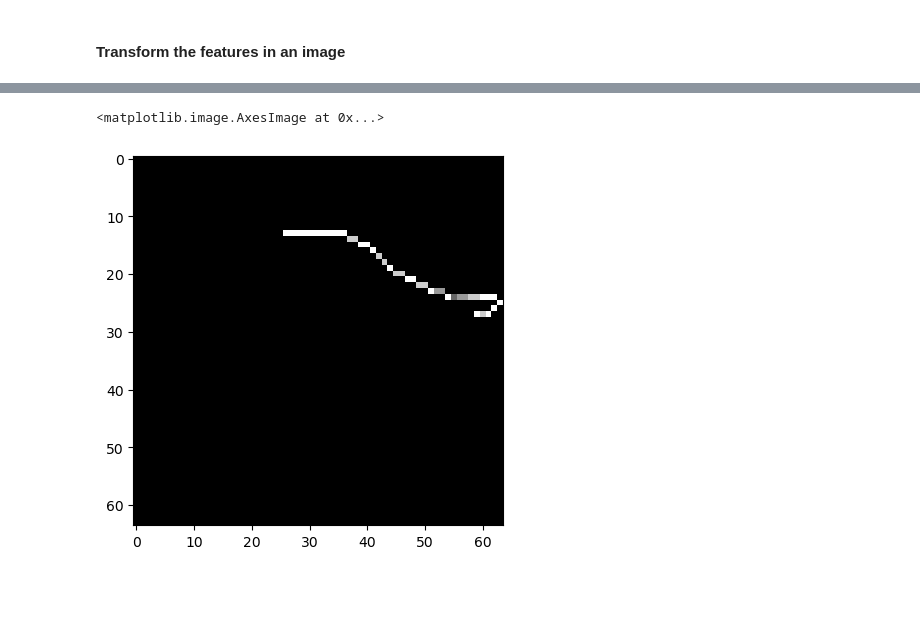
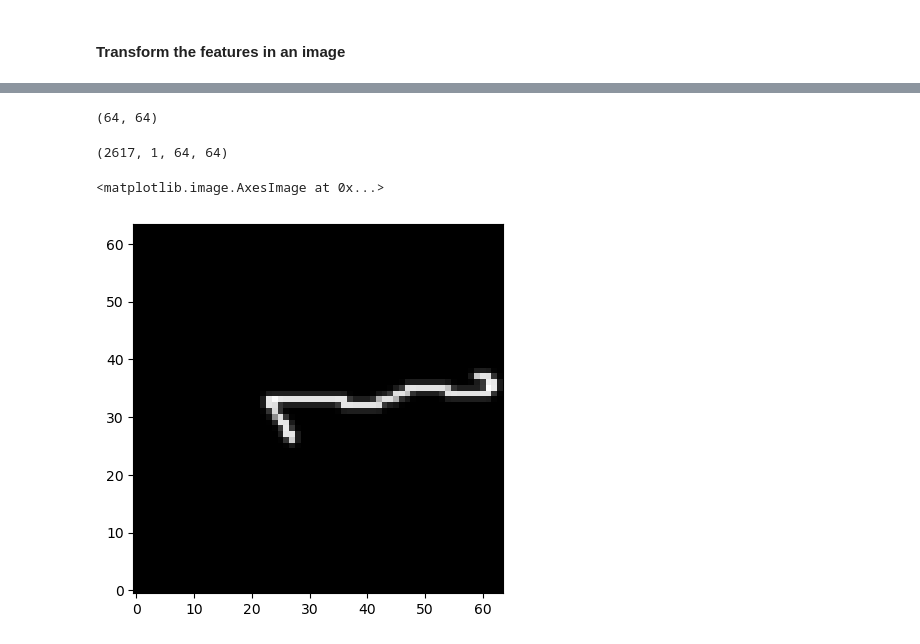
Before and after one commit to arthurlaquieze/artefact, a Jupyter notebook: test_2d_ConvAE.ipynb, the cells around one changed output, grey strips where cells are left out. Drawn from its saved outputs; the diff is of its cells as text; code cells hidden in the pictures; blank space fills up the shorter version.

```diff
--- a/test_2d_ConvAE.ipynb
+++ b/test_2d_ConvAE.ipynb
@@ -167,5 +162,0 @@ plt.imshow(filtered, cmap='gray')
-# %%
-plt.imshow(image_matrix, cmap='gray')
-# %% [output]
-<matplotlib.image.AxesImage at 0x...>
-[figure, removed]
@@ -179,0 +163,19 @@ interp_y = np.interp(t, np.arange(64), flight_X[1])
+# %%
+images[0].shape
+# %% [output]
+(64, 64)
+# %%
+X_images = np.array(images).reshape(-1, 1, images[0].shape[0], images[0].shape[1])
+X_images = X_images / 10
+X_images.shape
+
+# X_images.reshape(-1, 128, 128, 1).shape
+# %% [output]
+(2617, 1, 64, 64)
+# %%
+X_images[0, 0, :, :].shape
+
+plt.imshow(X_images[idx, 0, :, :], cmap='gray', origin="lower")
+# %% [output]
+<matplotlib.image.AxesImage at 0x...>
+[figure, added]
```
Also changed, not shown: parts of 44 cells of this notebook.
